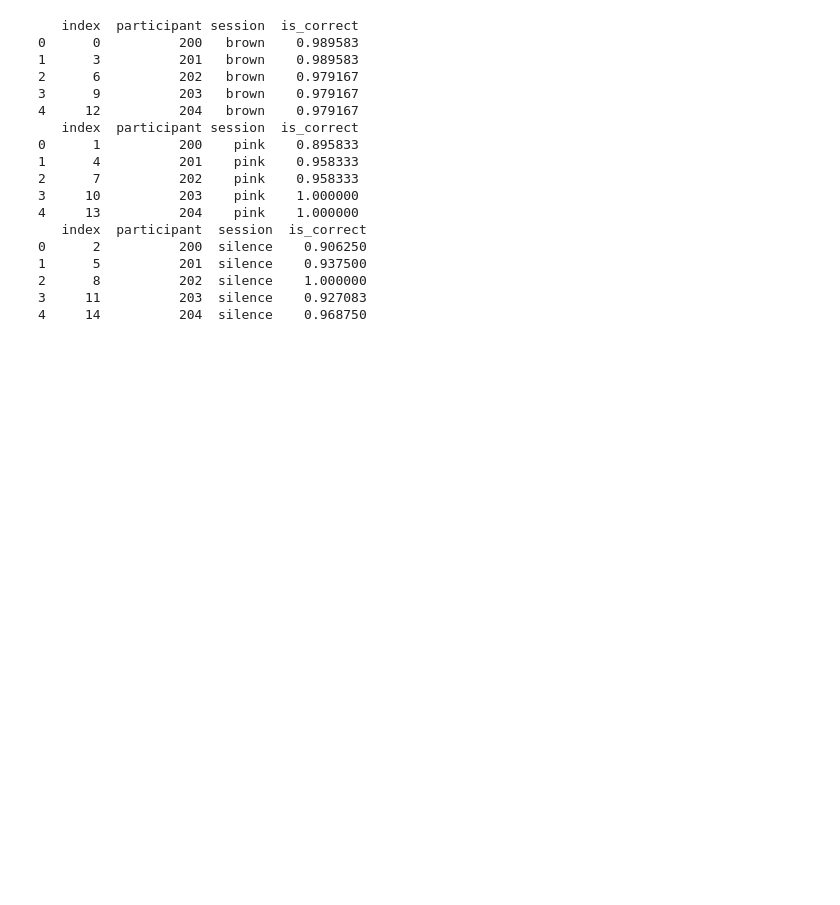
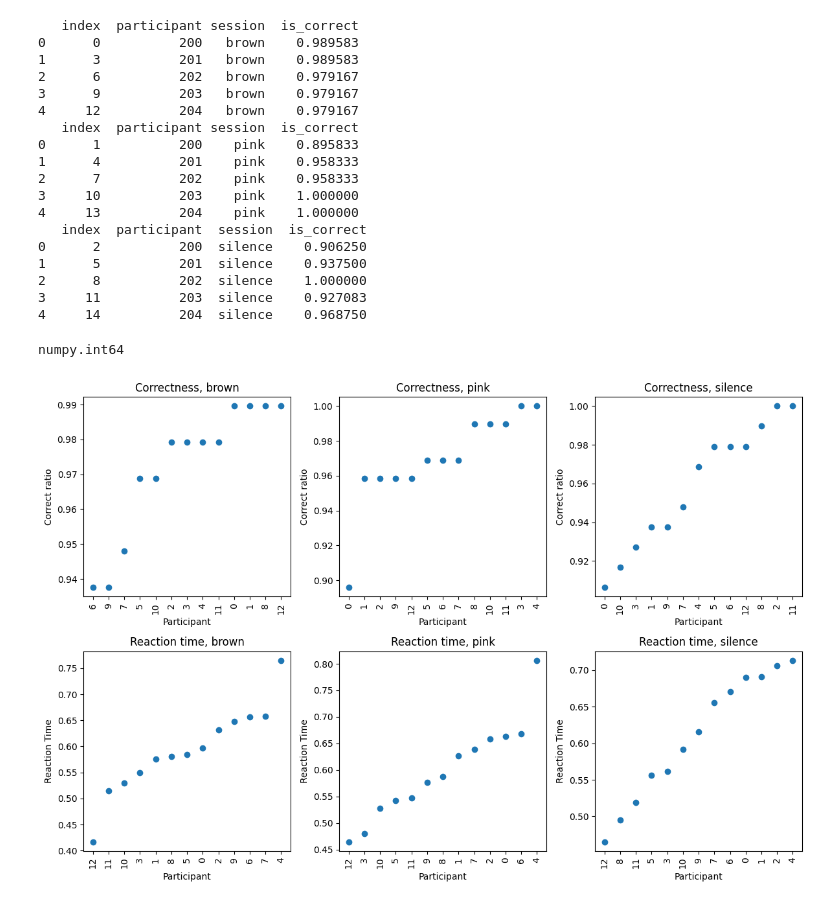
Before and after one commit to shakirmshaker/CognitiveScience, a Jupyter notebook: notebooks/WeronikaStrączek.ipynb, the cells around one changed output. Saved outputs shown, nothing was run; the diff lists cells and outputs as text; code cells hidden in the pictures; blank space fills up the shorter version.

Commit message:
plot + corrected data

```diff
--- a/notebooks/WeronikaStrączek.ipynb
+++ b/notebooks/WeronikaStrączek.ipynb
@@ -2,6 +2,8 @@
 import pandas as pd
 import os
 import ast
+import matplotlib.pyplot as plt
+import numpy as np
 
 def concat_csv_files_from_folders(folder_paths):
     # List to hold dataframes
@@ -23,7 +25,7 @@ def concat_csv_files_from_folders(folder_paths):
     return concatenated_df
 
 shakir = '../psychopy_new/data/Shakir/'
-sidd = '../psychopy/data/Sidd/'
+sidd = '../psychopy_new/data/Sidd/'
 weronika = '../psychopy_new/data/'
 # %%
 concatenated_df = concat_csv_files_from_folders([shakir, sidd, weronika])
@@ -174,3 +176,60 @@ cleaned_corr_df.to_csv('../all_avg_corr.csv', index=False)
 2      8          202  silence    1.000000
 3     11          203  silence    0.927083
 4     14          204  silence    0.968750
+# %%
+type(brown_corr_df['participant'][0])
+# %% [output]
+numpy.int64
+# %%
+fig, axs = plt.subplots(2, 3, figsize=(12, 8))  # 2 rows, 3 columns
+
+# Scatter plots with titles
+brown_corr_df = brown_corr_df.sort_values(by='is_correct', ascending=True)
+axs[0, 0].scatter(brown_corr_df.index.astype(str), brown_corr_df['is_correct'])
+axs[0, 0].set_title('Correctness, brown')
+axs[0, 0].set_ylabel('Correct ratio')
+axs[0, 0].set_xlabel('Participant')
+axs[0, 0].tick_params(axis='x', rotation=90)
+
+pink_corr_df = pink_corr_df.sort_values(by='is_correct', ascending=True)
+axs[0, 1].scatter(pink_corr_df.index.astype(str), pink_corr_df['is_correct'])
+axs[0, 1].set_title('Correctness, pink')
+axs[0, 1].set_ylabel('Correct ratio')
+axs[0, 1].set_xlabel('Participant')
+axs[0, 1].tick_params(axis='x', rotation=90)
+
+silence_corr_df = silence_corr_df.sort_values(by='is_correct', ascending=True)
+axs[0, 2].scatter(silence_corr_df.index.astype(str), silence_corr_df['is_correct'])
+axs[0, 2].set_title('Correctness, silence')
+axs[0, 2].set_ylabel('Correct ratio')
+axs[0, 2].set_xlabel('Participant')
+axs[0, 2].tick_params(axis='x', rotation=90)
+
+brown_df = brown_df.sort_values(by='rt', ascending=True)
+axs[1, 0].scatter(brown_df.index.astype(str), brown_df['rt'])
+axs[1, 0].set_title('Reaction time, brown')
+axs[1, 0].set_ylabel('Reaction Time')
+axs[1, 0].set_xlabel('Participant')
+axs[1, 0].tick_params(axis='x', rotation=90)
+
+pink_df = pink_df.sort_values(by='rt', ascending=True)
+axs[1, 1].scatter(pink_df.index.astype(str), pink_df['rt'])
+axs[1, 1].set_title('Reaction time, pink')
+axs[1, 1].set_ylabel('Reaction Time')
+axs[1, 1].set_xlabel('Participant')
+axs[1, 1].tick_params(axis='x', rotation=90)
+
+silence_df = silence_df.sort_values(by='rt', ascending=True)
+axs[1, 2].scatter(silence_df.index.astype(str), silence_df['rt'])
+axs[1, 2].set_title('Reaction time, silence')
+axs[1, 2].set_ylabel('Reaction Time')
+axs[1, 2].set_xlabel('Participant')
+axs[1, 2].tick_params(axis='x', rotation=90)
+
+# Adjust layout to prevent overlapping
+plt.tight_layout()
+
+# Show the plots
+plt.show()
+# %% [output]
+[figure, added]
```
Also changed, not shown: parts of 2 cells of this notebook, 9 other files.
